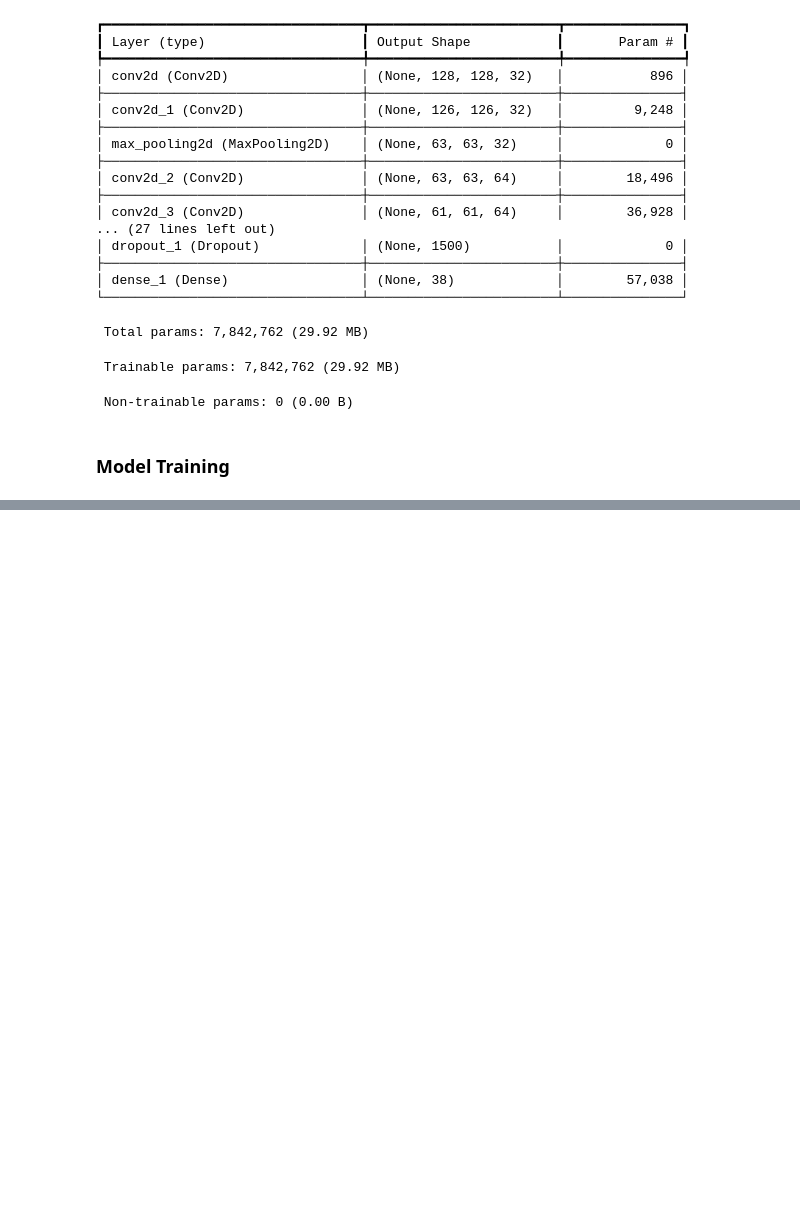
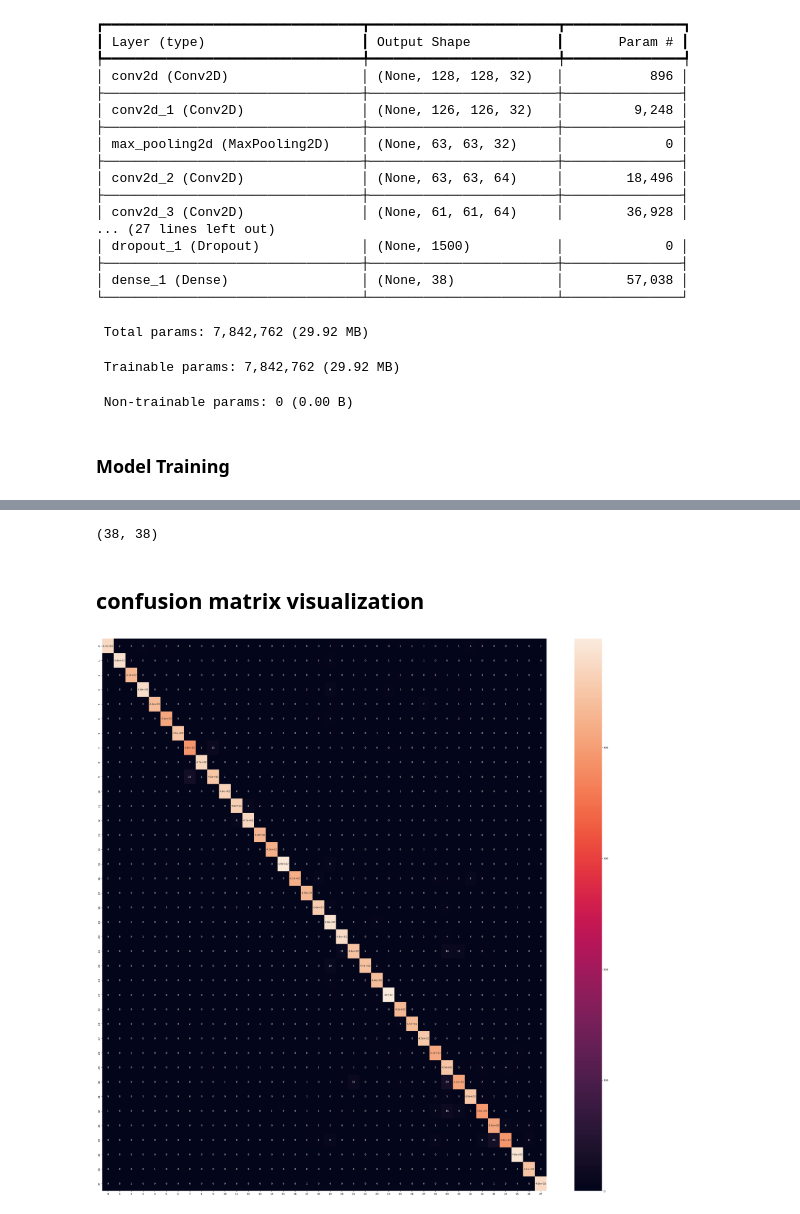
Before and after one commit to chavanarya36/PDD, a Jupyter notebook: main.ipynb, the cells around one changed output, grey strips where cells are left out. Cells and saved outputs as stored; diff of their text form; code cells hidden in the pictures; blank space fills up the shorter version.

```diff
--- a/main.ipynb
+++ b/main.ipynb
@@ -156,0 +298,2 @@ training_history = model.fit(x=training_set, validation_data=validation_set, epo
+# %%
+predicted_categories=tf.argmax(y_pred,axis=1)
@@ -156,0 +304,3 @@ training_history = model.fit(x=training_set, validation_data=validation_set, epo
+# %%
+true_categories= tf.concat([y for x,y in test_set],axis=0)
+true_categories
@@ -156,0 +316,3 @@ training_history = model.fit(x=training_set, validation_data=validation_set, epo
+# %%
+y_true=tf.argmax(true_categories,axis=1)
+y_true
@@ -156,0 +343,14 @@ training_history = model.fit(x=training_set, validation_data=validation_set, epo
+# %%
+cm = confusion_matrix(y_true,predicted_categories)
+cm.shape
+# %% [output]
+(38, 38)
+# %% [markdown]
+## confusion matrix visualization
+# %%
+plt.figure(figsize=(40,40))
+sns.heatmap(cm,annot=True,annot_kws={'size':10})
+
+plt.show()
+# %% [output]
+[figure, added]
```
Also changed, not shown: parts of 23 cells of this notebook, 43 other files.
